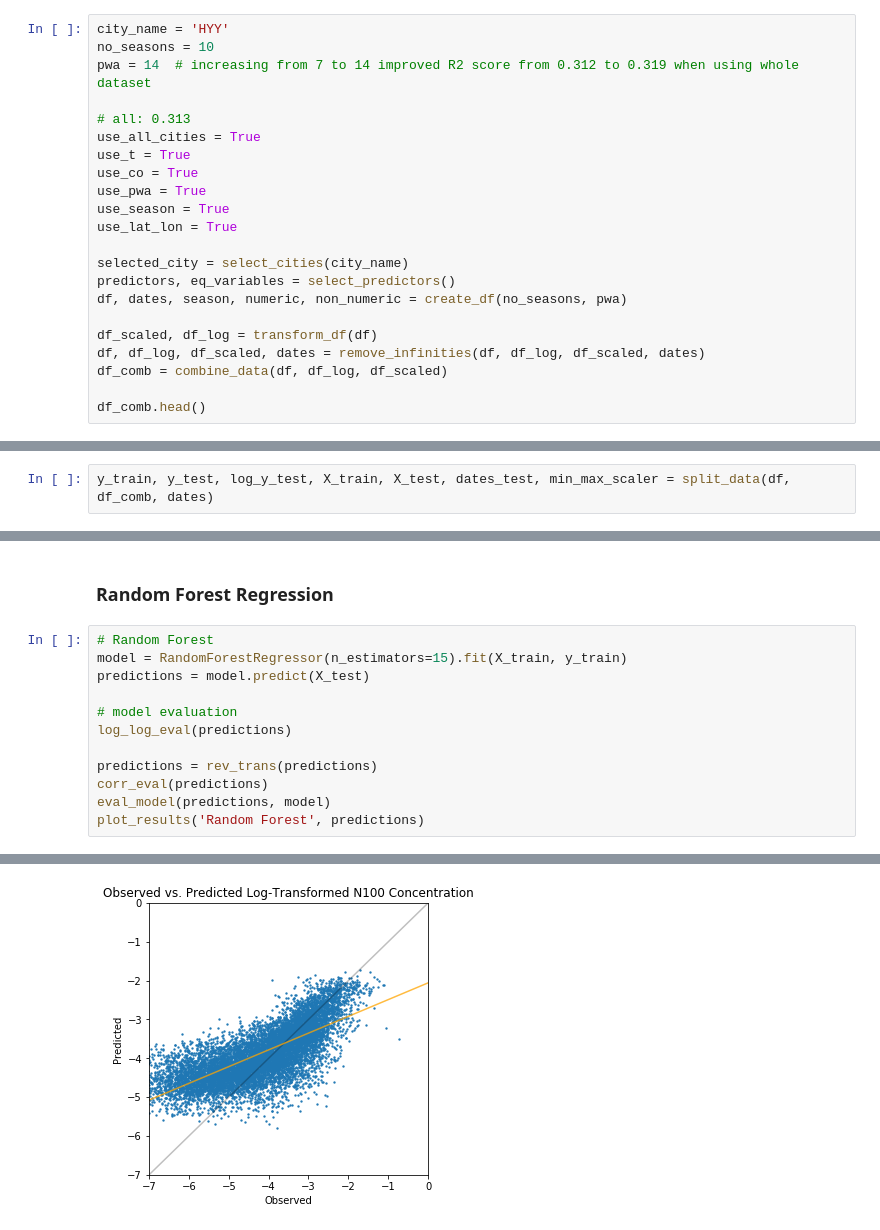
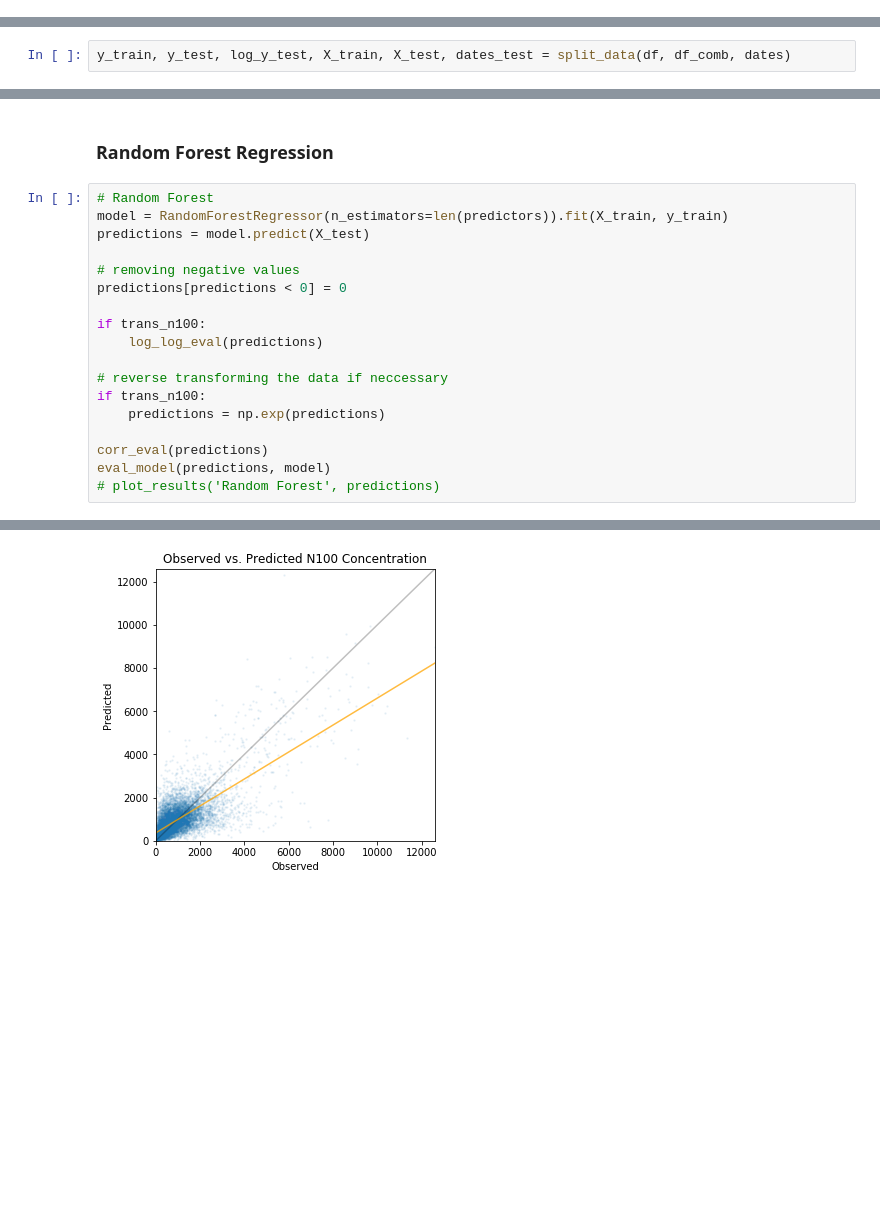
Before and after one commit to ellarauth/aerosol-modeling, a Jupyter notebook: notebooks/explore.ipynb, the cells around one changed output, grey strips where cells are left out. Saved outputs shown, nothing was run; the diff lists cells and outputs as text; blank space fills up the shorter version.

```diff
--- a/notebooks/explore.ipynb
+++ b/notebooks/explore.ipynb
@@ -712,22 +686,0 @@ for minimum in minima:
-# %%
-city_name = 'HYY'
-no_seasons = 10
-pwa = 14  # increasing from 7 to 14 improved R2 score from 0.312 to 0.319 when using whole dataset
-
-# all: 0.313
-use_all_cities = True
-use_t = True
-use_co = True
-use_pwa = True
-use_season = True
-use_lat_lon = True
-
-selected_city = select_cities(city_name)
-predictors, eq_variables = select_predictors()
-df, dates, season, numeric, non_numeric = create_df(no_seasons, pwa)
-
-df_scaled, df_log = transform_df(df)
-df, df_log, df_scaled, dates = remove_infinities(df, df_log, df_scaled, dates)
-df_comb = combine_data(df, df_log, df_scaled)
-
-df_comb.head()
@@ -761,3 +687,3 @@ y_train, y_test, log_y_test, X_train, X_test, dates_test, min_max_scaler = split
 # %%
-y_train, y_test, log_y_test, X_train, X_test, dates_test, min_max_scaler = split_data(df, df_comb, dates)
+y_train, y_test, log_y_test, X_train, X_test, dates_test = split_data(df, df_comb, dates)
 # %% [output]
@@ -802,14 +754,20 @@ RMSE on test set:
 ### Random Forest Regression
 # %%
 # Random Forest
-model = RandomForestRegressor(n_estimators=15).fit(X_train, y_train)
+model = RandomForestRegressor(n_estimators=len(predictors)).fit(X_train, y_train)
 predictions = model.predict(X_test)
 
-# model evaluation
-log_log_eval(predictions)
+# removing negative values
+predictions[predictions < 0] = 0
 
-predictions = rev_trans(predictions)
+if trans_n100:
+    log_log_eval(predictions)
+
+# reverse transforming the data if neccessary
+if trans_n100:
+    predictions = np.exp(predictions)
+
 corr_eval(predictions)
 eval_model(predictions, model)
-plot_results('Random Forest', predictions)
+# plot_results('Random Forest', predictions)
 # %% [output]
@@ -827 +782 @@ RMSE on test set:
-[figure, old version]
+[figure, new version]
```
Also changed, not shown: parts of 79 cells of this notebook, 1 other file.
